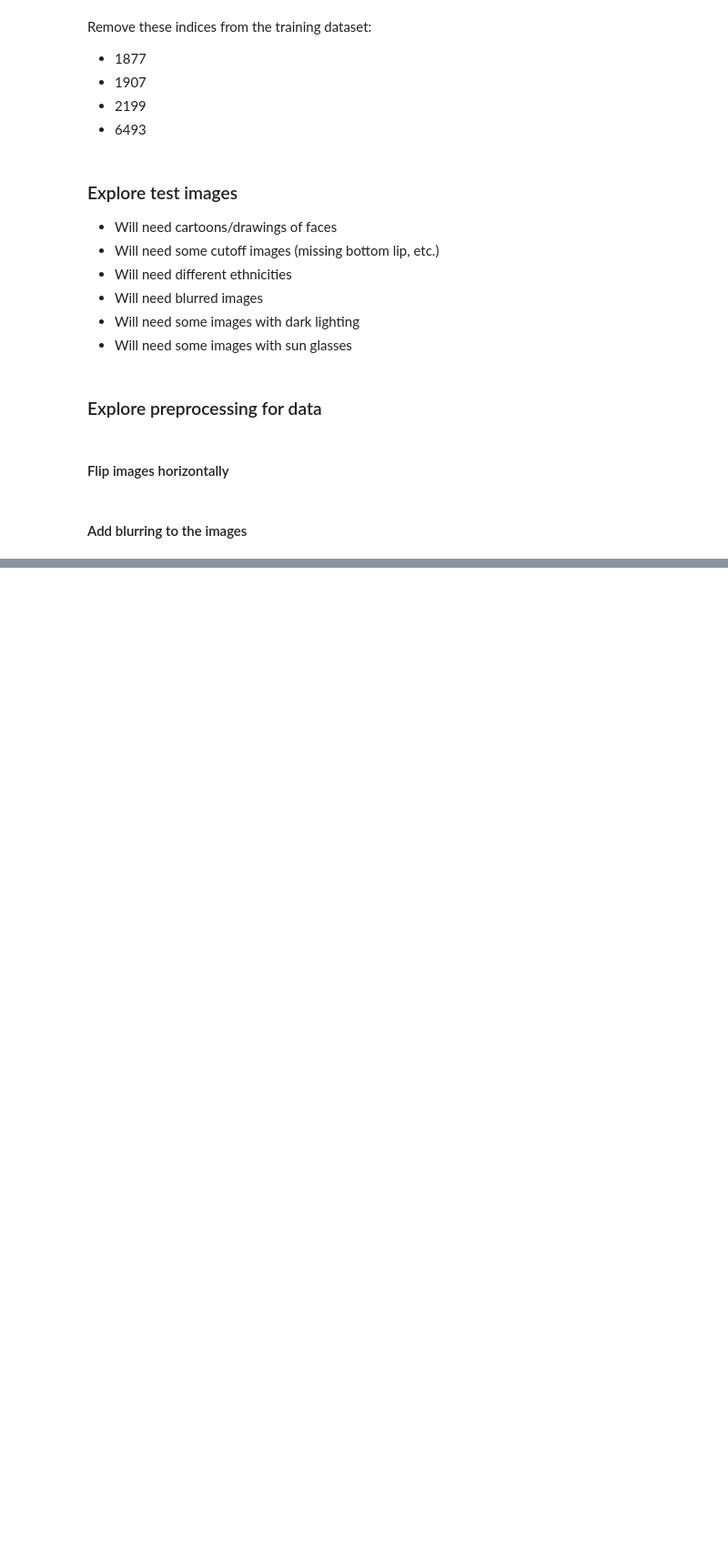
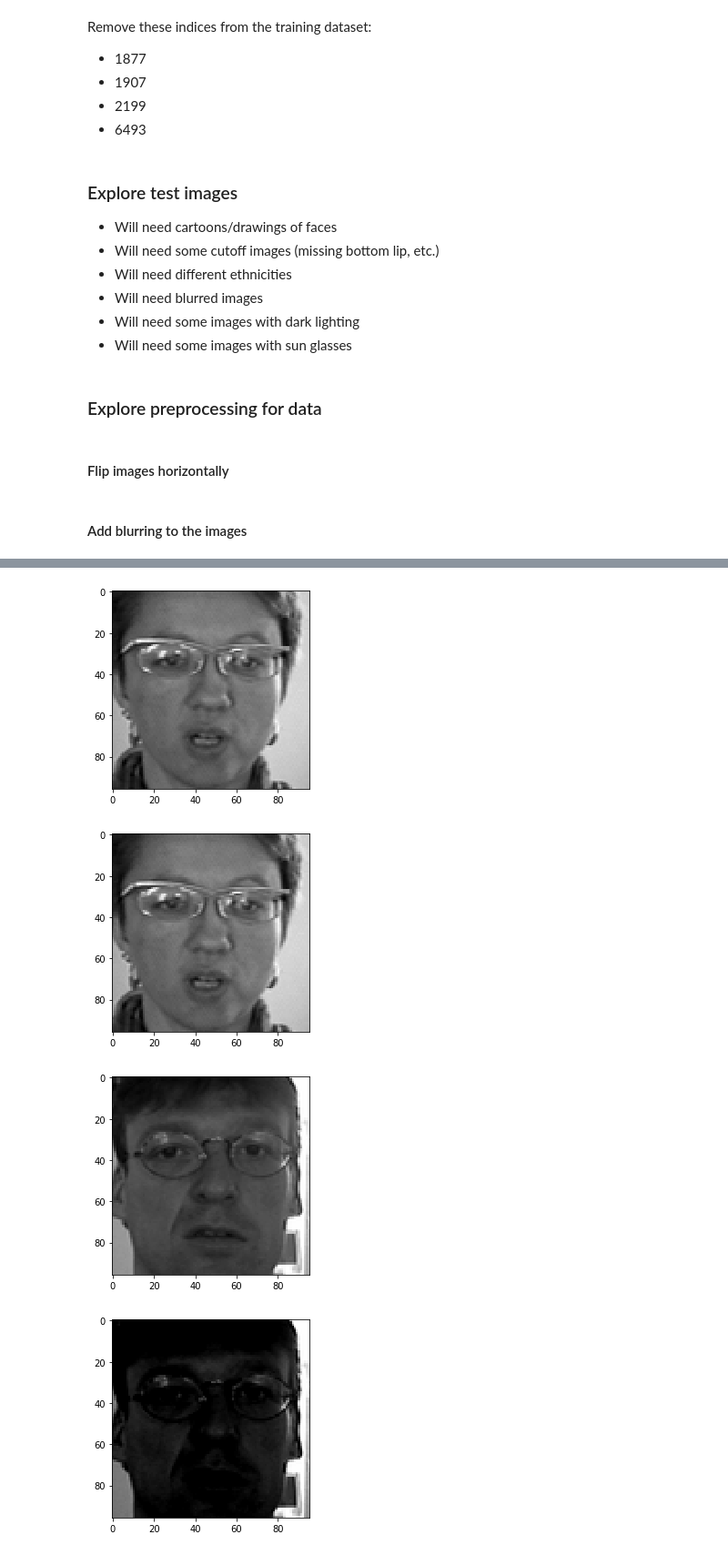
Before and after one commit to MadhuAtBerkeley/w207_Project, a Jupyter notebook: source/w207_eda.ipynb, the cells around one changed output, grey strips where cells are left out. Shown: that part at 91% size. Cells and saved outputs as stored; diff of their text form; code cells hidden in the pictures; blank space fills up the shorter version.

```diff
--- a/source/w207_eda.ipynb
+++ b/source/w207_eda.ipynb
@@ -302,0 +314,15 @@ view_img(dst)
+# %%
+# apply brightness randomly
+brightness = np.random.choice(np.round(np.arange(-.3,.8,.1),2),size=x_train.shape[0])
+bright_img = np.array([x_train[[ind]][0]+brightness[ind] for ind in range(x_train.shape[0])])
+bright_img[bright_img > 1] = 1
+bright_img[bright_img < 0] = 0
+view_img(x_train[[10]])
+view_img(bright_img[[10]])
+view_img(x_train[[15]])
+view_img(bright_img[[15]])
+# %% [output]
+[figure, added]
+[figure, added]
+[figure, added]
+[figure, added]
```
Also changed, not shown: parts of 2 cells of this notebook, 1 other file.
